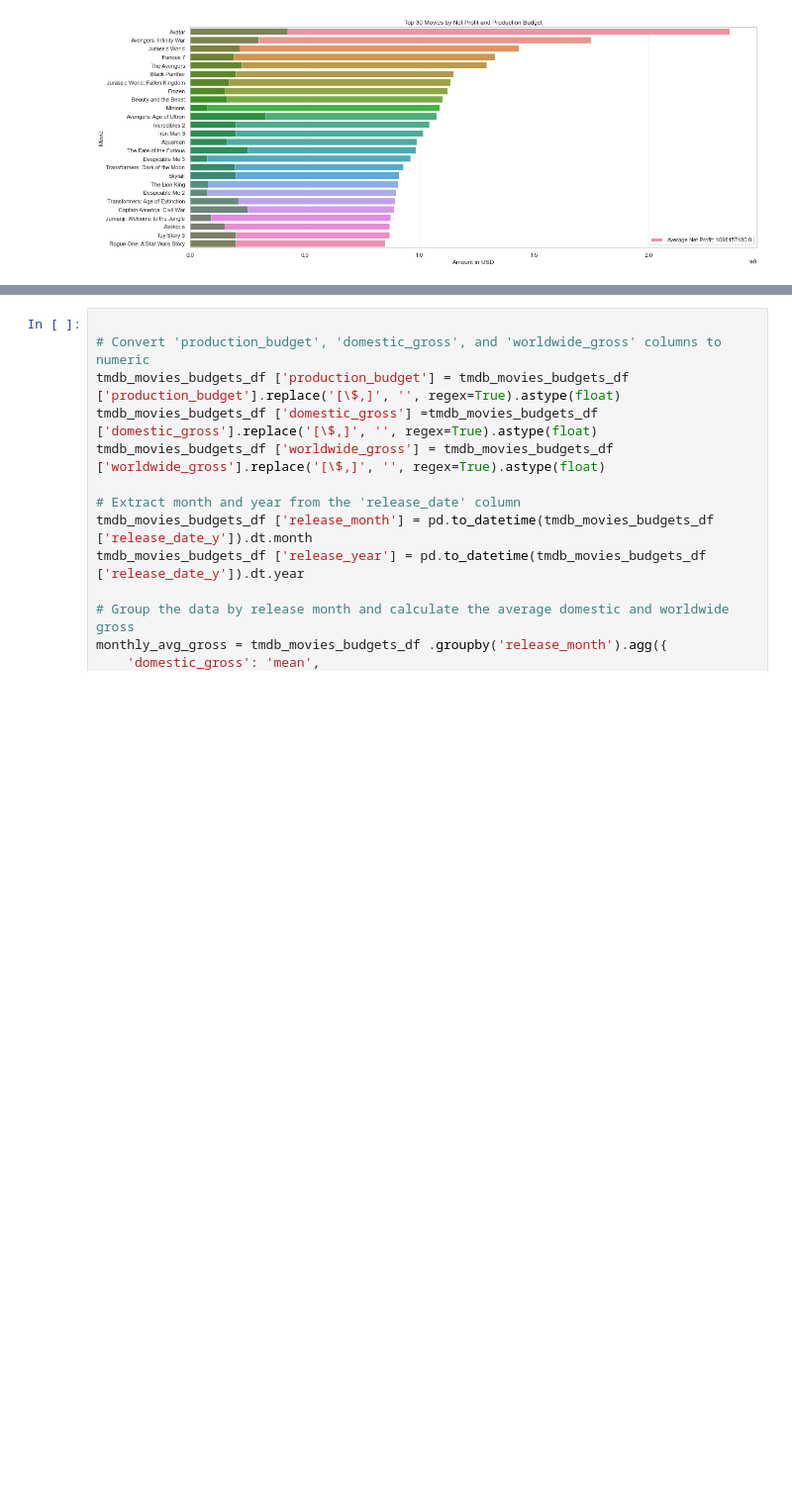
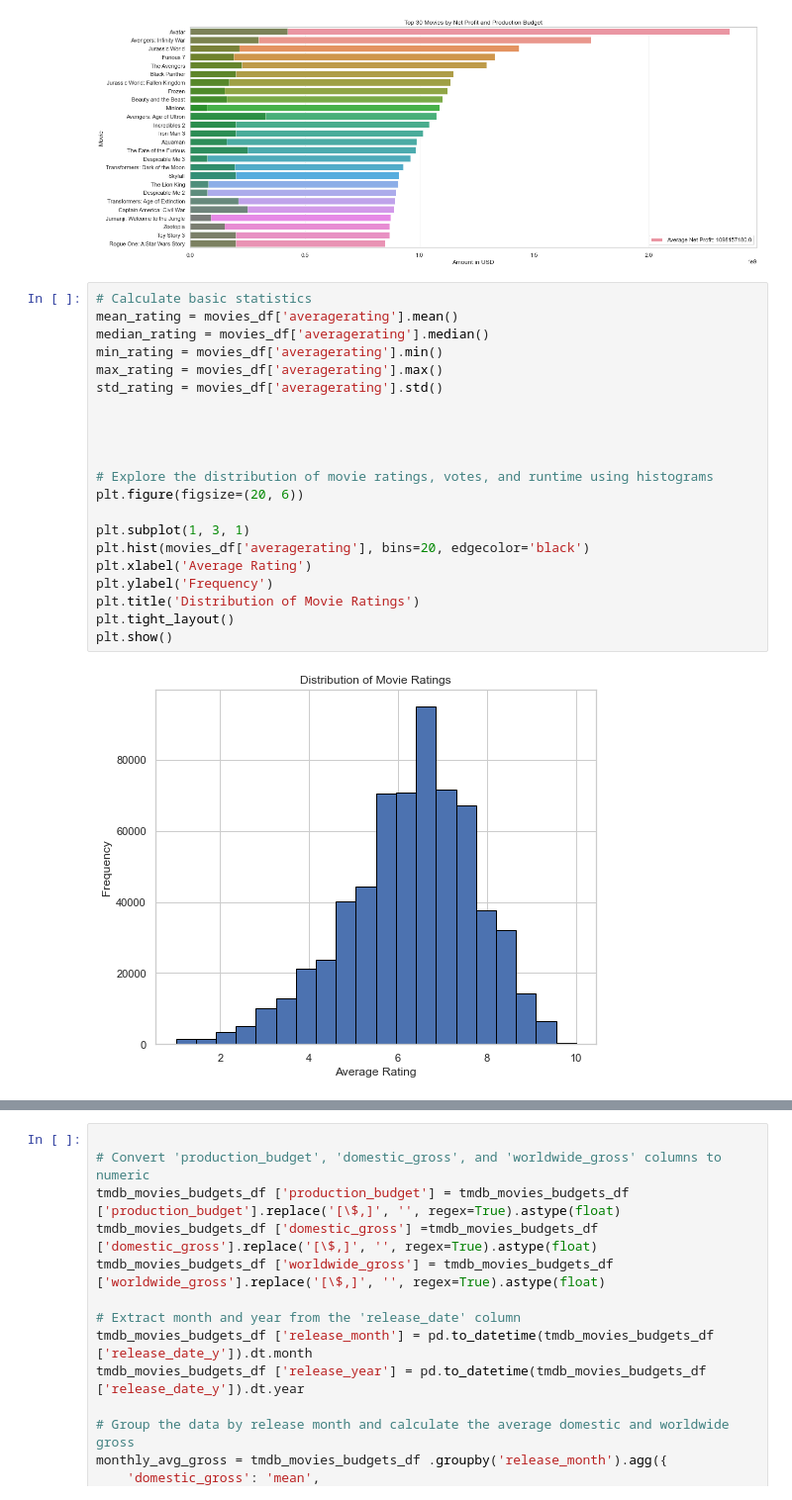
Before and after one commit to Iswana-O/dsc-phase-1-project, a Jupyter notebook: MICROSOFT MOVIE STUDIO ANALYSIS.ipynb, the cells around one changed output, grey strips where cells are left out. Shown at 99% size. Saved outputs shown, nothing was run; the diff lists cells and outputs as text; blank space fills up the shorter version.

```diff
--- a/MICROSOFT MOVIE STUDIO ANALYSIS.ipynb
+++ b/MICROSOFT MOVIE STUDIO ANALYSIS.ipynb
@@ -501,3 +566,26 @@ plt.legend()
 # %% [output]
 <matplotlib.legend.Legend at 0x...>
 [figure]
+# %%
+# Calculate basic statistics
+mean_rating = movies_df['averagerating'].mean()
+median_rating = movies_df['averagerating'].median()
+min_rating = movies_df['averagerating'].min()
+max_rating = movies_df['averagerating'].max()
+std_rating = movies_df['averagerating'].std()
+
+
+
+
+# Explore the distribution of movie ratings, votes, and runtime using histograms
+plt.figure(figsize=(20, 6))
+
+plt.subplot(1, 3, 1)
+plt.hist(movies_df['averagerating'], bins=20, edgecolor='black')
+plt.xlabel('Average Rating')
+plt.ylabel('Frequency')
+plt.title('Distribution of Movie Ratings')
+plt.tight_layout()
+plt.show()
+# %% [output]
+[figure, added]
```
Also changed, not shown: parts of 13 cells of this notebook, 1 other file.
